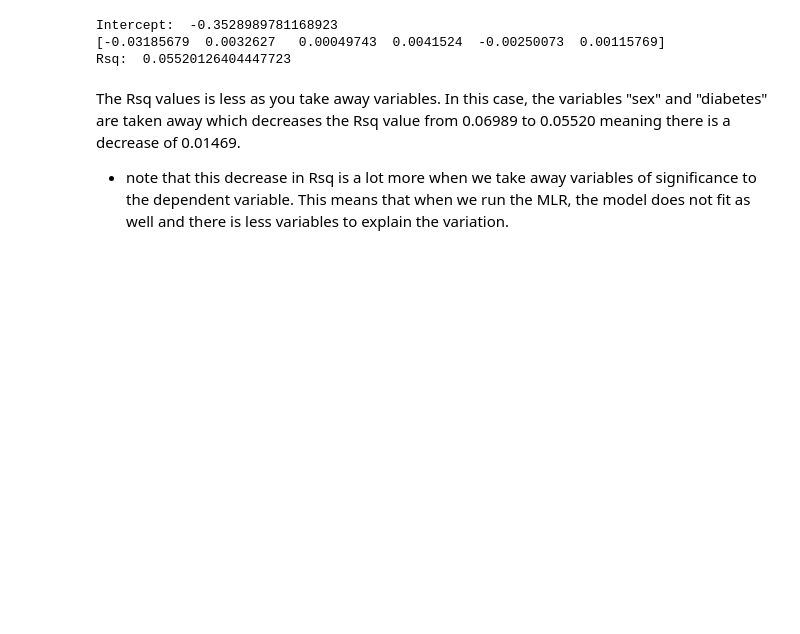
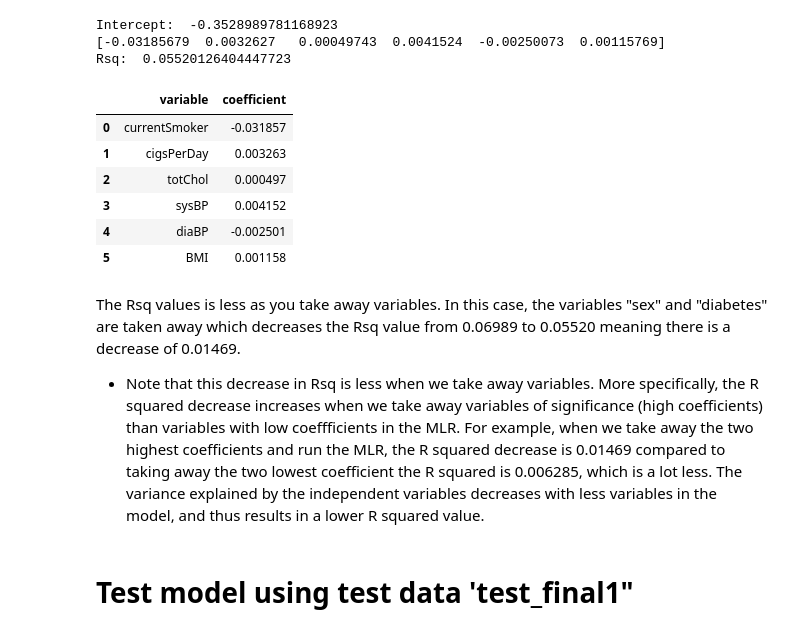
Before and after one commit to Catherine-Nguyen88/project_chd, a Jupyter notebook: CHD_Catherine's_Part.ipynb, the cells around one changed output. Drawn from its saved outputs; the diff is of its cells as text; code cells hidden in the pictures; blank space fills up the shorter version.

```diff
--- a/CHD_Catherine's_Part.ipynb
+++ b/CHD_Catherine's_Part.ipynb
@@ -384,14 +396,27 @@ X3.head() # Peek at data
 | 3 | 1 | 43.0 | 170.0 | 130.0 | 94.0 | 23.90 |
 | 4 | 0 | 0.0 | 202.0 | 124.0 | 92.0 | 21.26 |
 # %%
-reg = LinearRegression().fit(X3, y) # Fit the linear model
-print('Intercept: ', reg.intercept_) # Intercept value
-print(reg.coef_) # Regression coefficients
-print('Rsq: ', reg.score(X3, y)) # R squared measure
+reg3 = LinearRegression().fit(X3, y) # Fit the linear model
+print('Intercept: ', reg3.intercept_) # Intercept value
+print(reg3.coef_) # Regression coefficients
+print('Rsq: ', reg3.score(X3, y)) # R squared measure
 # %% [output]
 Intercept:  -0.3528989781168923
 [-0.03185679  0.0032627   0.00049743  0.0041524  -0.00250073  0.00115769]
 Rsq:  0.05520126404447723
+# %%
+results3 = pd.DataFrame({'variable':reg3.feature_names_in_, 'coefficient': reg3.coef_}) # Regression coefficients
+results3
+# %% [output]
+|  | variable | coefficient |
+| 0 | currentSmoker | -0.031857 |
+| 1 | cigsPerDay | 0.003263 |
+| 2 | totChol | 0.000497 |
+| 3 | sysBP | 0.004152 |
+| 4 | diaBP | -0.002501 |
+| 5 | BMI | 0.001158 |
 # %% [markdown]
 The Rsq values is less as you take away variables. In this case, the variables "sex" and "diabetes" are taken away which decreases the Rsq value from 0.06989 to 0.05520 meaning there is a decrease of 0.01469.
-- note that this decrease in Rsq is a lot more when we take away variables of significance to the dependent variable. This means that when we run the MLR, the model does not fit as well and there is less variables to explain the variation.
+- Note that this decrease in Rsq is less when we take away variables. More specifically, the R squared decrease increases when we take away variables of significance (high coefficients) than variables with low coeffficients in the MLR. For example, when we take away the two highest coefficients and run the MLR, the R squared decrease is 0.01469 compared to taking away the two lowest coefficient the R squared is 0.006285, which is a lot less. The variance explained by the independent variables decreases with less variables in the model, and thus results in a lower R squared value.
+# %% [markdown]
+# Test model using test data 'test_final1"
```
Also changed, not shown: parts of 12 cells of this notebook.
